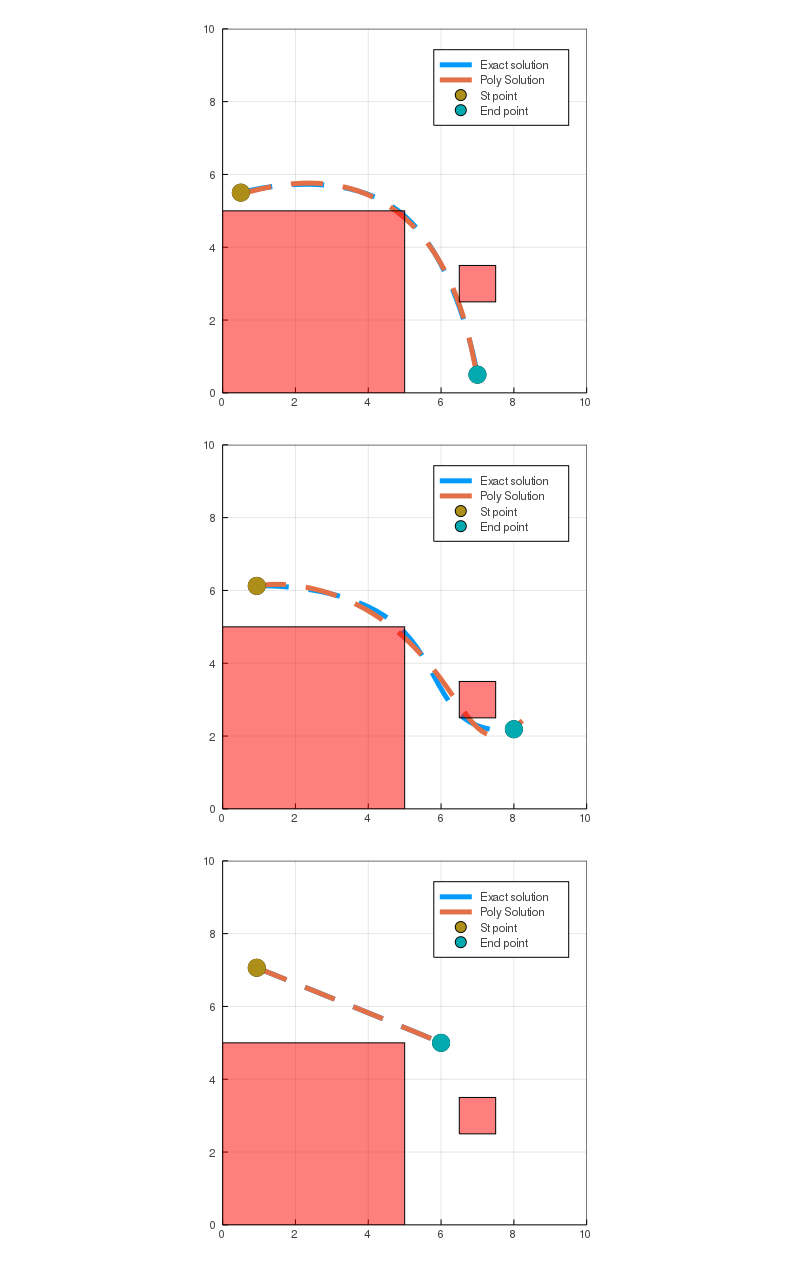
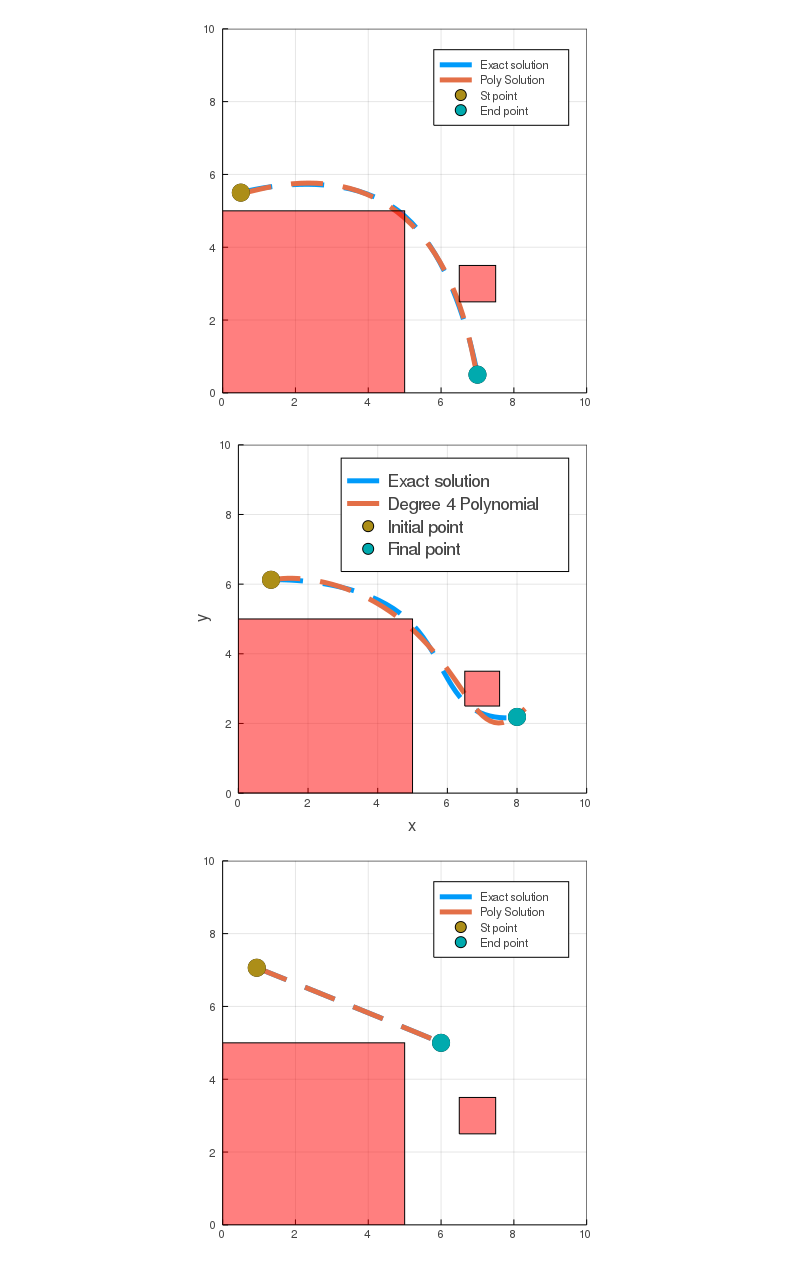
Before and after one commit to StanfordASL/nnGuSTO, a Jupyter notebook: polynomial_regression_poly_2.ipynb, the cells around one changed output. Saved outputs shown, nothing was run; the diff lists cells and outputs as text; code cells hidden in the pictures.

```diff
--- a/polynomial_regression_poly_2.ipynb
+++ b/polynomial_regression_poly_2.ipynb
@@ -307,18 +307,21 @@ scatter!((x_final_recov[1],x_final_recov[2]), marker=10, lab="End point")
 # %%
 row = 836 #
 
 train_input = train_input_collected[row, :]
 train_output = train_output_collected[row, :]
 x_init_recov, x_final_recov, X_soln_recov, U_soln_recov = getComponentsFromData(train_input, train_output)
 
 cf = all_coeffs[row,:]
 cf_x = cf[1:num_coeffs]
 cf_y = cf[(num_coeffs+1):(2*num_coeffs)]
 x_poly = polyval(Poly(cf_x), t_array)
 y_poly = polyval(Poly(cf_y), t_array)
 xy_poly = vcat([x_poly', y_poly']...)
-plot_env_and_trajs(model, [X_soln_recov, xy_poly],["Exact solution","Poly Solution"])
-scatter!((x_init_recov[1],x_init_recov[2]), marker=10, lab="St point")
-scatter!((x_final_recov[1],x_final_recov[2]), marker=10, lab="End point")
+plot_env_and_trajs(model, [X_soln_recov, xy_poly],["Exact solution","Degree 4 Polynomial"])
+xlabel!("x")
+ylabel!("y")
+plot!(legendfontsize = 12)
+scatter!((x_init_recov[1],x_init_recov[2]), marker=10, lab="Initial point")
+scatter!((x_final_recov[1],x_final_recov[2]), marker=10, lab="Final point")
 # %% [output]
-[figure, old version]
+[figure, new version]
```
Also changed, not shown: parts of 1 cell of this notebook, 8 other files.
